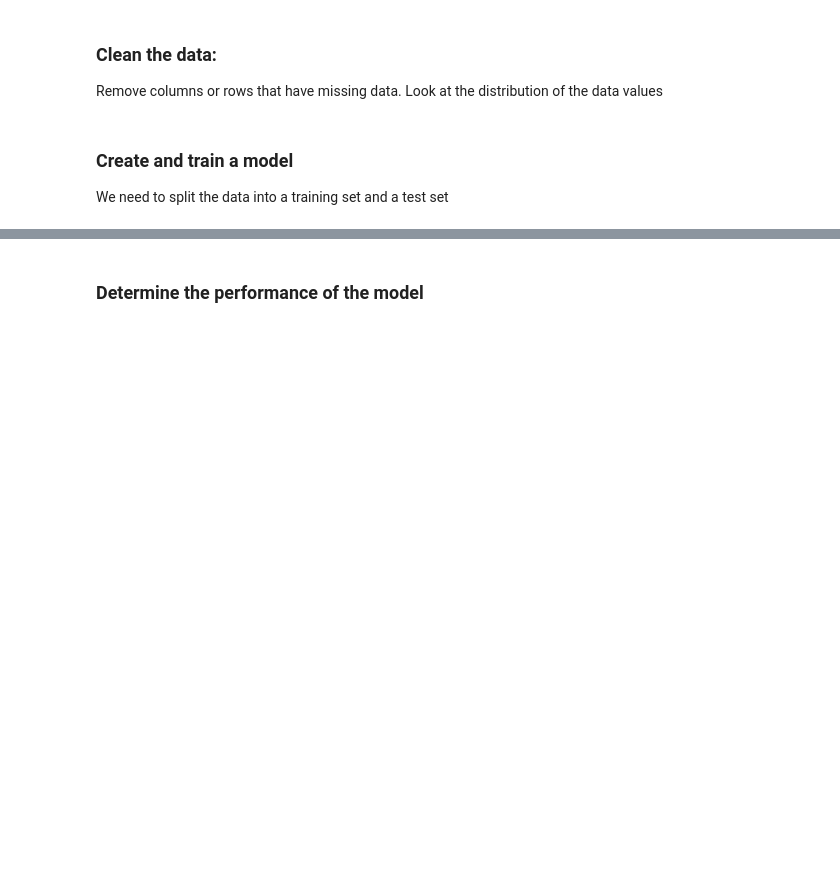
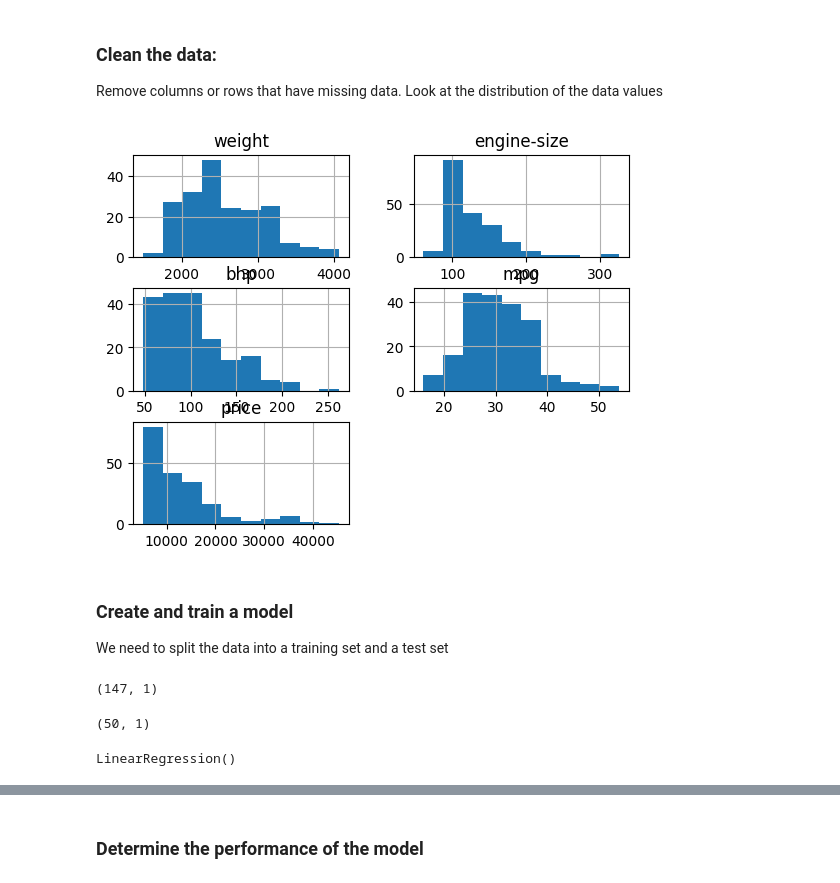
Before and after one commit to HMas522/machine-01, a Jupyter notebook: HMass_lab1_starter.ipynb, the cells around one changed output, grey strips where cells are left out. Cells and saved outputs as stored; diff of their text form; code cells hidden in the pictures; blank space fills up the shorter version.

```diff
--- a/HMass_lab1_starter.ipynb
+++ b/HMass_lab1_starter.ipynb
@@ -50,6 +61,17 @@ NameError: name 'pd' is not defined
 ### Clean the data:
 Remove columns or rows that have missing data.
 Look at the distribution of the data values
+# %%
+automobile.drop(axis='columns', labels='normalized-losses', inplace=True)
+automobile.dropna(axis='index', how="any", inplace=True)
+# %%
+#import matplotlib
+
+%matplotlib inline
+
+histogram = automobile.hist()
+# %% [output]
+[figure, added]
 # %% [markdown]
 ### Create and train a model
 We need to split the data into a training set and a test set
@@ -55,0 +87,16 @@ We need to split the data into a training set and a test set
+# %%
+X_train.shape
+# %% [output]
+(147, 1)
+# %%
+X_test.shape
+# %% [output]
+(50, 1)
+# %%
+from sklearn.linear_model import LinearRegression
+
+linear_regression = LinearRegression()
+
+linear_regression.fit(X=X_train, y=y_train)
+# %% [output]
+LinearRegression()
```
Also changed, not shown: parts of 11 cells of this notebook, 5 other files.
